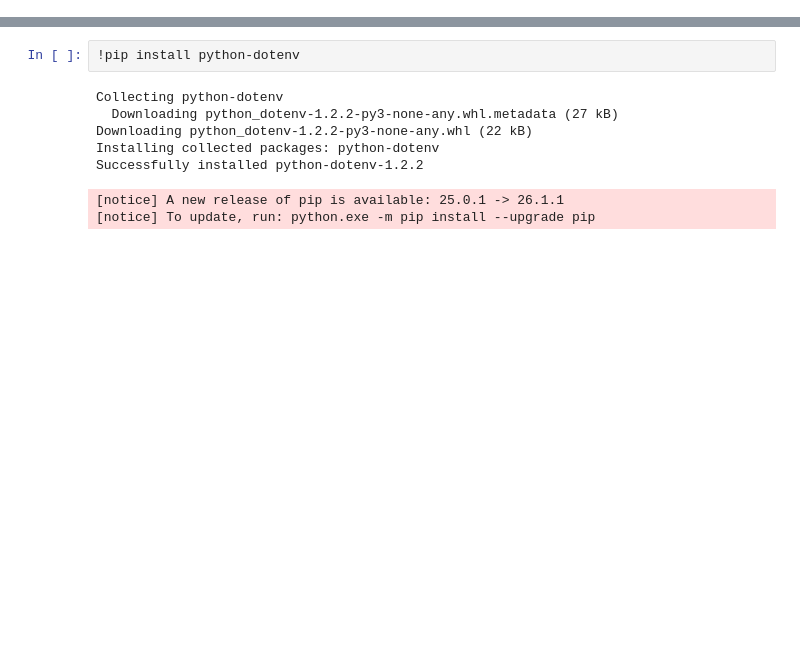
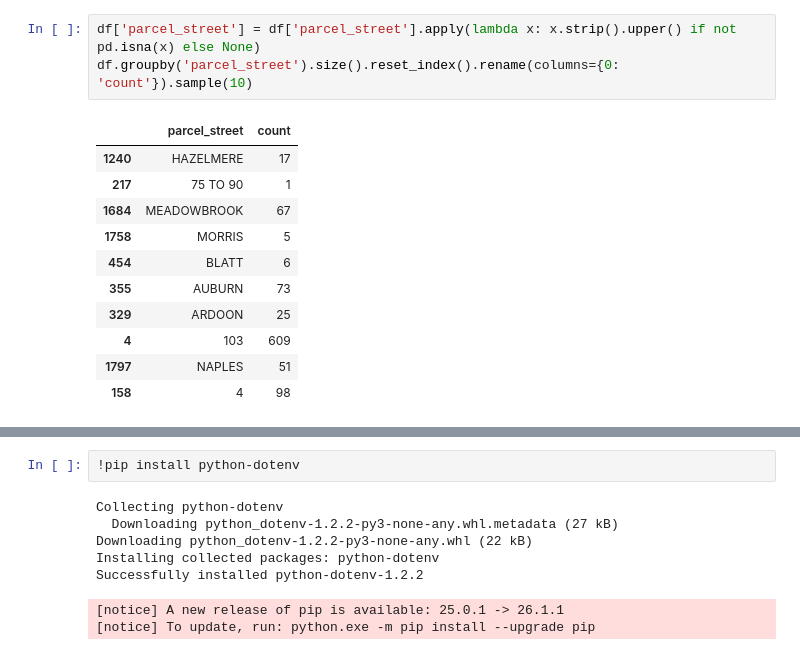
Before and after one commit to jackvandeleuv/cletenant, a Jupyter notebook: pipeline/scratch.ipynb, the cells around one changed output, grey strips where cells are left out. Cells and saved outputs as stored; diff of their text form; blank space fills up the shorter version.

```diff
--- a/pipeline/scratch.ipynb
+++ b/pipeline/scratch.ipynb
@@ -0,0 +71,15 @@
+# %%
+df['parcel_street'] = df['parcel_street'].apply(lambda x: x.strip().upper() if not pd.isna(x) else None)
+df.groupby('parcel_street').size().reset_index().rename(columns={0: 'count'}).sample(10)
+# %% [output]
+|  | parcel_street | count |
+| 1240 | HAZELMERE | 17 |
+| 217 | 75 TO 90 | 1 |
+| 1684 | MEADOWBROOK | 67 |
+| 1758 | MORRIS | 5 |
+| 454 | BLATT | 6 |
+| 355 | AUBURN | 73 |
+| 329 | ARDOON | 25 |
+| 4 | 103 | 609 |
+| 1797 | NAPLES | 51 |
+| 158 | 4 | 98 |
```
Also changed, not shown: parts of 4 cells of this notebook, 8 other files.
